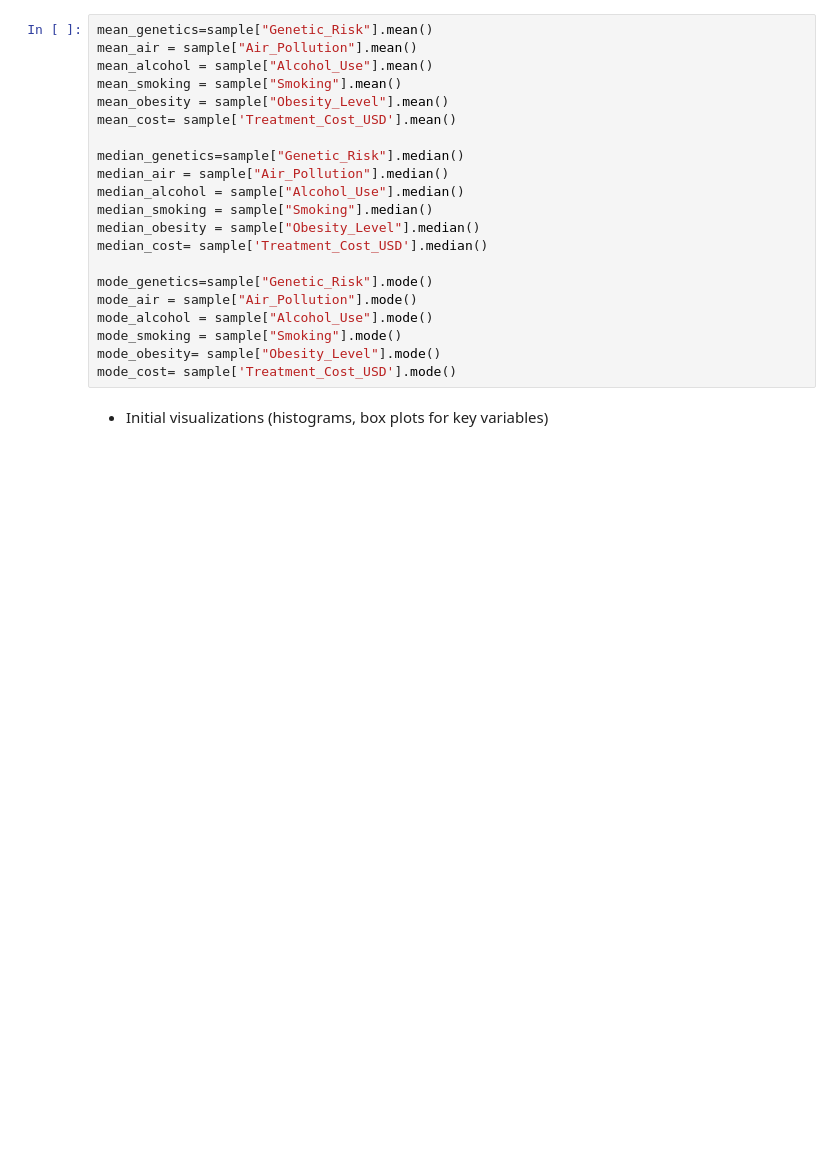
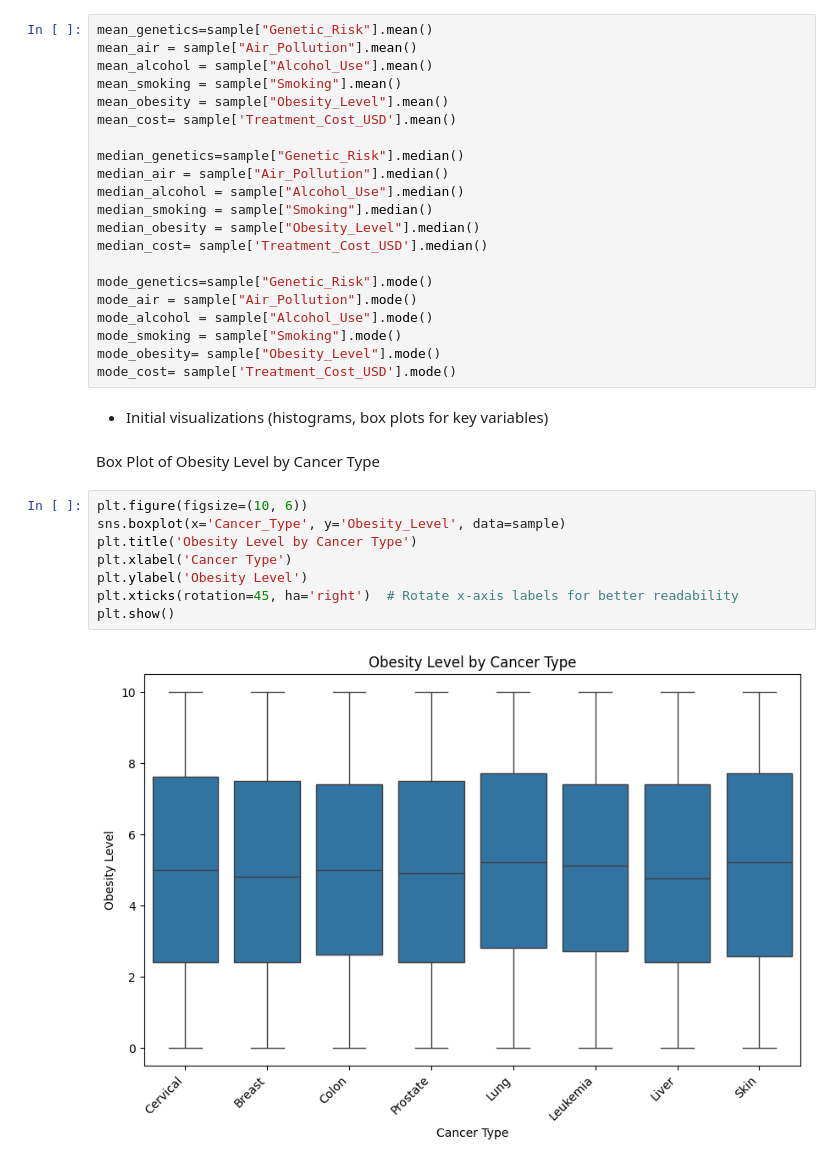
Before and after one commit to Zeina-Shalaan/Cancer-DATA, a Jupyter notebook: global_cancer_patients_2015_2024_Dataset_project2.ipynb, the cells around one changed output. Cells and saved outputs as stored; diff of their text form; blank space fills up the shorter version.

Commit message:
Visualization

```diff
--- a/global_cancer_patients_2015_2024_Dataset_project2.ipynb
+++ b/global_cancer_patients_2015_2024_Dataset_project2.ipynb
@@ -166,3 +188,15 @@ mode_obesity= sample["Obesity_Level"].mode()
 mode_cost= sample['Treatment_Cost_USD'].mode()
 # %% [markdown]
 - Initial visualizations (histograms, box plots for key variables)
+# %% [markdown]
+Box Plot of Obesity Level by Cancer Type
+# %%
+plt.figure(figsize=(10, 6))
+sns.boxplot(x='Cancer_Type', y='Obesity_Level', data=sample)
+plt.title('Obesity Level by Cancer Type')
+plt.xlabel('Cancer Type')
+plt.ylabel('Obesity Level')
+plt.xticks(rotation=45, ha='right')  # Rotate x-axis labels for better readability
+plt.show()
+# %% [output]
+[figure, added]
```
Also changed, not shown: parts of 17 cells of this notebook.
